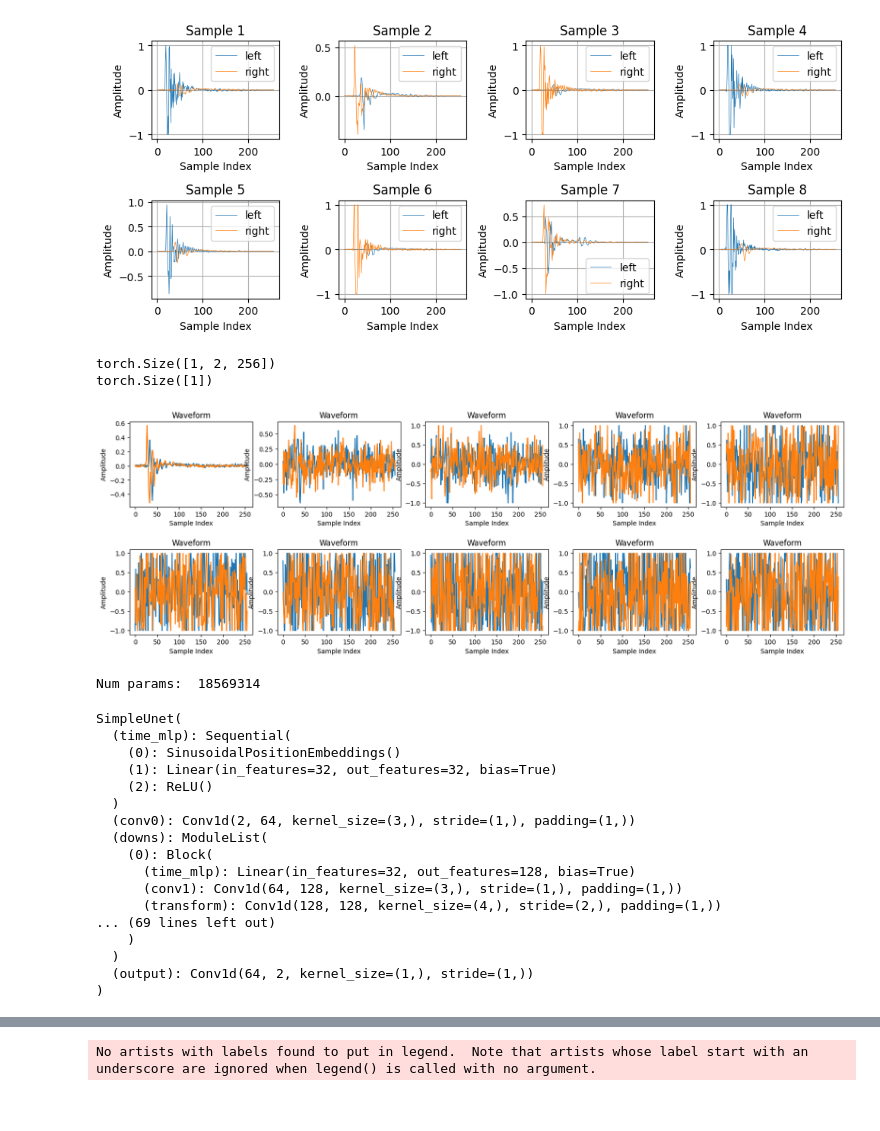
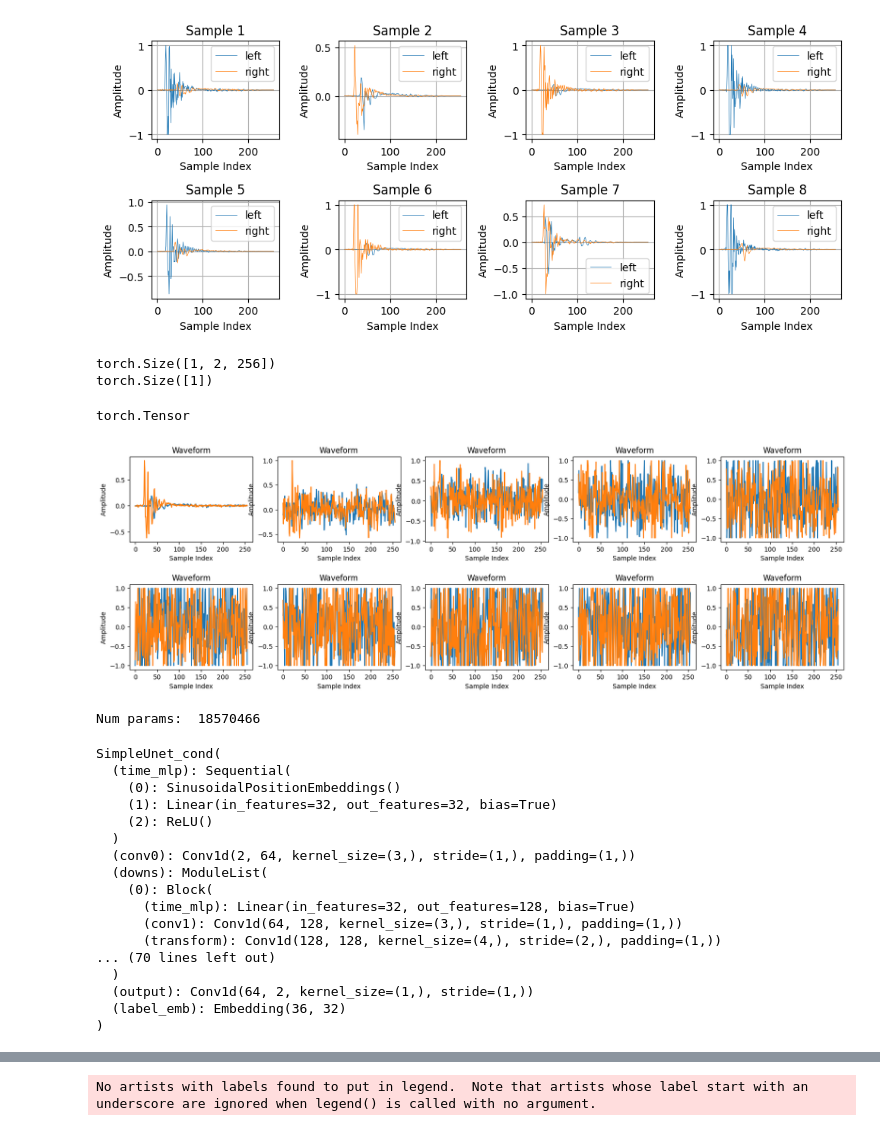
Before and after one commit to juancaudio20/ddpm, a Jupyter notebook: st_audio_diffusion_codition.ipynb, the cells around one changed output, grey strips where cells are left out. Saved outputs shown, nothing was run; the diff lists cells and outputs as text; code cells hidden in the pictures.

```diff
--- a/st_audio_diffusion_codition.ipynb
+++ b/st_audio_diffusion_codition.ipynb
@@ -99,9 +99,11 @@ audio_test = batch['audio']
 measurement_point_test = batch['measurement_point']
 print(audio_test.shape)
 print(measurement_point_test.shape)
+type(measurement_point[0])
 # %% [output]
 torch.Size([1, 2, 256])
 torch.Size([1])
+torch.Tensor
 # %%
 import torch.nn.functional as F
 
@@ -171,28 +173,28 @@ def show_tensor_waveform(waveform):
     #plt.show()
 # %%
 # Simulate forward diffusion
-audio_test = next(iter(dataloader))[0]
+audio_test = next(iter(dataloader))['audio']
 
 plt.figure(figsize=(20,6))
 plt.axis('off')
 num_rows = 2
 num_img_row = 5
 num_images = num_rows * num_img_row
 stepsize = int(T/num_images)
 
 for idx in range(0, T, stepsize):
     t = torch.Tensor([idx]).type(torch.int64)
     subplot_idx = int(idx / stepsize) + 1
     row = (subplot_idx - 1) // num_img_row + 1
     col = (subplot_idx - 1) % num_img_row + 1
     plt.subplot(num_rows, num_img_row, subplot_idx)
     au, noise = forward_diffusion_sample(audio_test, t)
     #print(au.shape)
     show_tensor_waveform(au)
 
 plt.subplots_adjust(hspace=0.5)
 # %% [output]
-[figure, old version]
+[figure, new version]
 # %%
 class Block(nn.Module):
     def __init__(self, in_ch, out_ch, time_emb_dim, up=False):
@@ -307,8 +309,8 @@ model = SimpleUnet_cond(num_classes=36)
 print("Num params: ", sum(p.numel() for p in model.parameters()))
 model
 # %% [output]
-Num params:  18569314
+Num params:  18570466
-SimpleUnet(
+SimpleUnet_cond(
   (time_mlp): Sequential(
     (0): SinusoidalPositionEmbeddings()
     (1): Linear(in_features=32, out_features=32, bias=True)
@@ -320,9 +322,9 @@ SimpleUnet(
       (time_mlp): Linear(in_features=32, out_features=128, bias=True)
       (conv1): Conv1d(64, 128, kernel_size=(3,), stride=(1,), padding=(1,))
       (transform): Conv1d(128, 128, kernel_size=(4,), stride=(2,), padding=(1,))
-... (69 lines left out)
-    )
+... (70 lines left out)
   )
   (output): Conv1d(64, 2, kernel_size=(1,), stride=(1,))
+  (label_emb): Embedding(36, 32)
 )
 # %%
```
Also changed, not shown: parts of 3 cells of this notebook.
